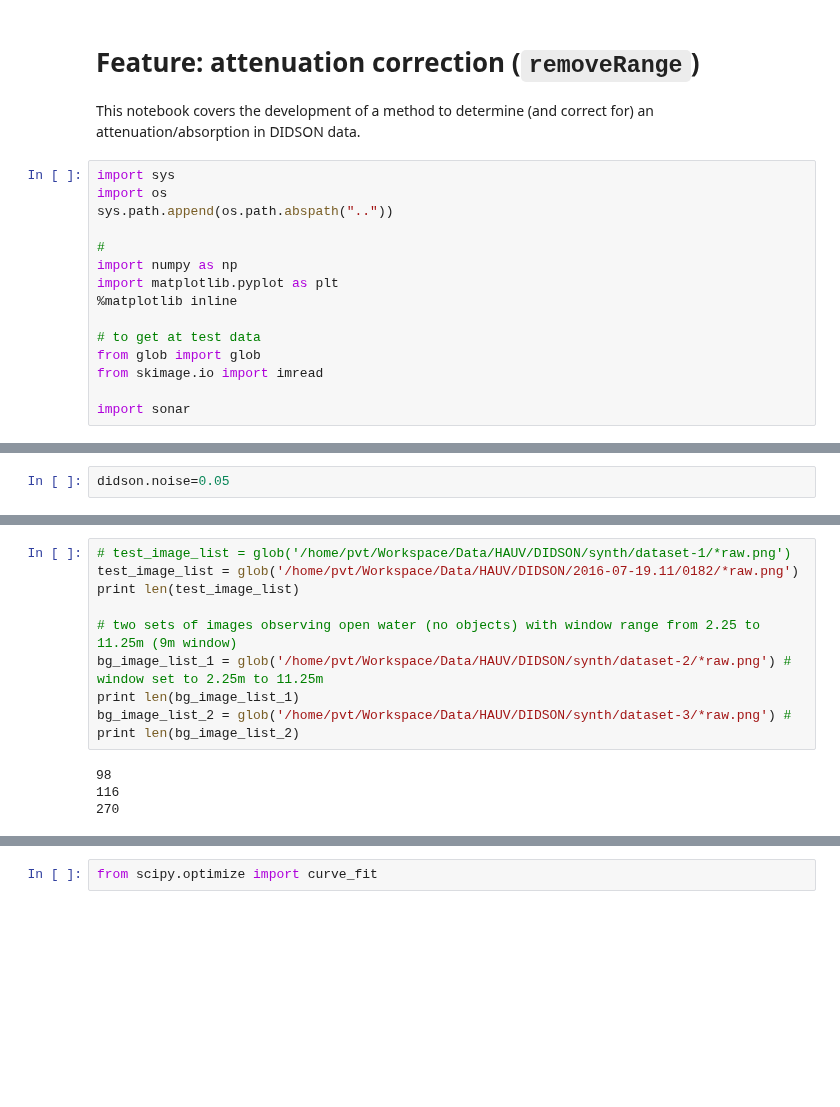
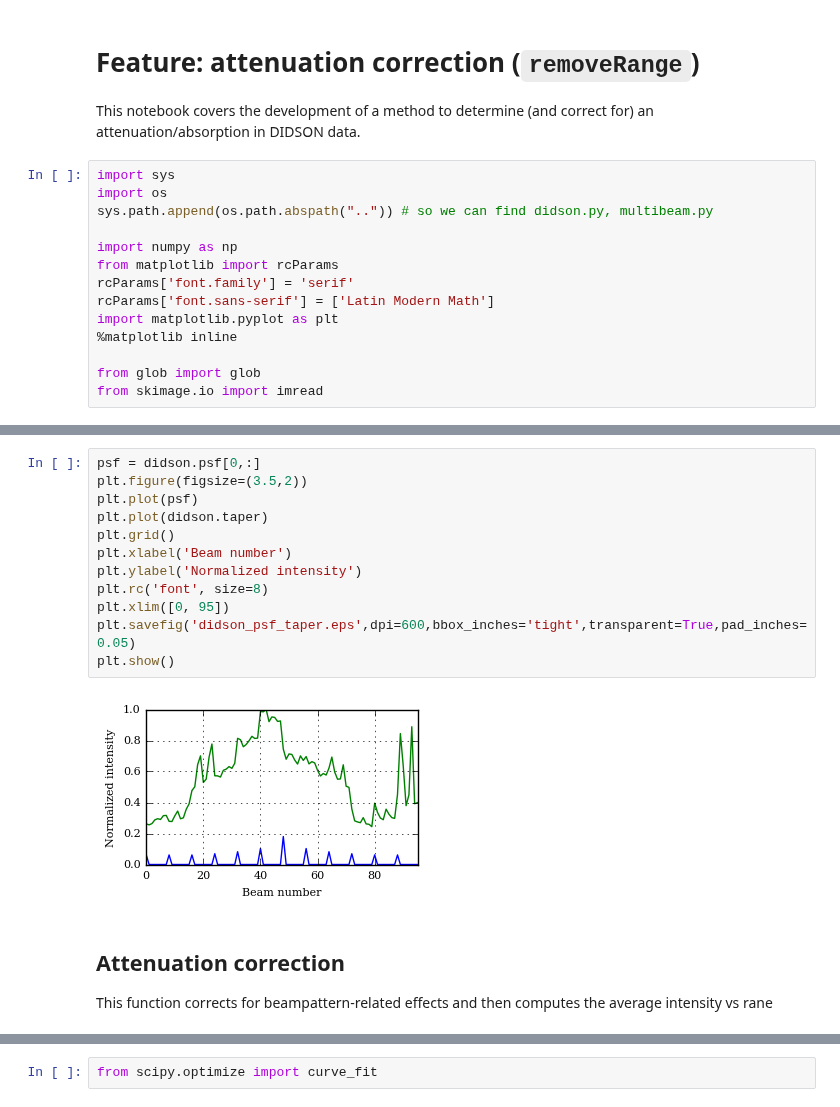
Before and after one commit to pvazteixeira/multibeam, a Jupyter notebook: dev/feature-removeRange.ipynb, the cells around one changed output, grey strips where cells are left out. Cells and saved outputs as stored; diff of their text form; blank space fills up the shorter version.

```diff
--- a/dev/feature-removeRange.ipynb
+++ b/dev/feature-removeRange.ipynb
@@ -5,15 +5,14 @@ This notebook covers the development of a method to determine (and correct for)
 # %%
 import sys
 import os
-sys.path.append(os.path.abspath(".."))
+sys.path.append(os.path.abspath("..")) # so we can find didson.py, multibeam.py
 
-#
 import numpy as np
+from matplotlib import rcParams
+rcParams['font.family'] = 'serif'
+rcParams['font.sans-serif'] = ['Latin Modern Math']
 import matplotlib.pyplot as plt
 %matplotlib inline
 
-# to get at test data
 from glob import glob
 from skimage.io import imread
-
-import sonar
@@ -31,2 +53,0 @@ Desired: 0.02 , x: 0.0199794887389 , y: 0.01998400879
-# %%
-didson.noise=0.05
@@ -79,15 +54,19 @@ array([[ 0.06185567,  0.        ,  0.        ,  0.        ,  0.        ,
-# %%
-# test_image_list = glob('/home/pvt/Workspace/Data/HAUV/DIDSON/synth/dataset-1/*raw.png')
-test_image_list = glob('/home/pvt/Workspace/Data/HAUV/DIDSON/2016-07-19.11/0182/*raw.png')
-print len(test_image_list)
-
-# two sets of images observing open water (no objects) with window range from 2.25 to 11.25m (9m window)
-bg_image_list_1 = glob('/home/pvt/Workspace/Data/HAUV/DIDSON/synth/dataset-2/*raw.png') # window set to 2.25m to 11.25m
-print len(bg_image_list_1)
-bg_image_list_2 = glob('/home/pvt/Workspace/Data/HAUV/DIDSON/synth/dataset-3/*raw.png') #
-print len(bg_image_list_2)
-# %% [output]
-98
-116
-270
+# %%
+psf = didson.psf[0,:]
+plt.figure(figsize=(3.5,2))
+plt.plot(psf)
+plt.plot(didson.taper)
+plt.grid()
+plt.xlabel('Beam number')
+plt.ylabel('Normalized intensity')
+plt.rc('font', size=8)
+plt.xlim([0, 95])
+plt.savefig('didson_psf_taper.eps',dpi=600,bbox_inches='tight',transparent=True,pad_inches=0.05)
+plt.show()
+# %% [output]
+[figure, added]
+# %% [markdown]
+## Attenuation correction
+
+This function corrects for beampattern-related effects and then computes the average intensity vs rane
 # %%
```
Also changed, not shown: parts of 15 cells of this notebook, 2 other files.
